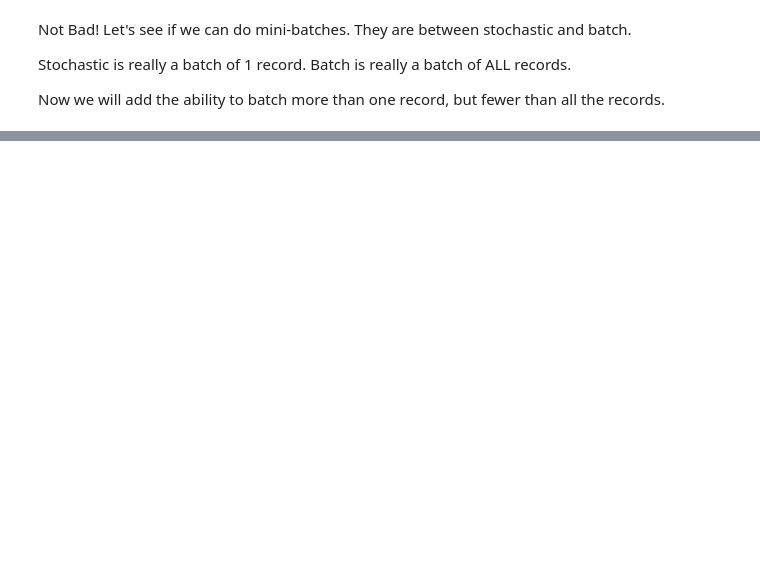
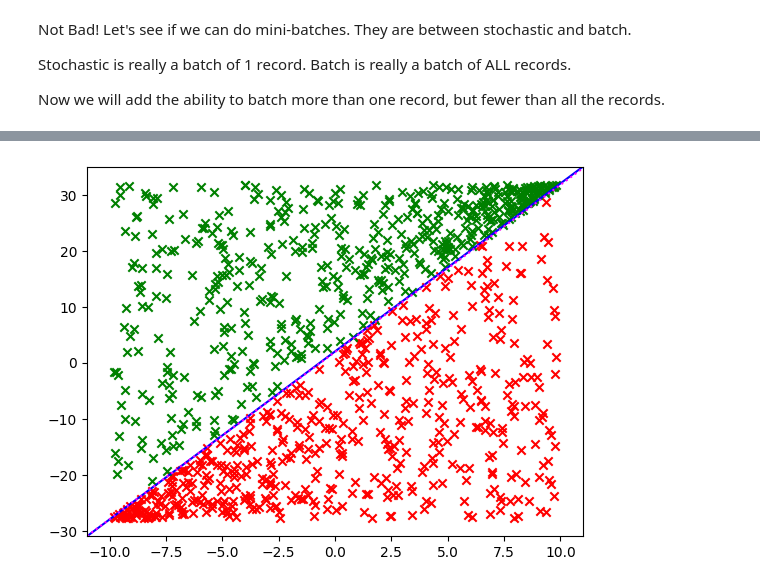
Before and after one commit to boyko11/perceptron, a Jupyter notebook: perceptron.ipynb, the cells around one changed output, grey strips where cells are left out. Drawn from its saved outputs; the diff is of its cells as text; code cells hidden in the pictures; blank space fills up the shorter version.

```diff
--- a/perceptron.ipynb
+++ b/perceptron.ipynb
@@ -433,0 +445,11 @@ Cheers!
+# %%
+def sigmoid(z):
+    return 1/(1 + np.exp(-z))
+
+def tanh(z):
+
+    e_to_2z = np.exp(2*z)
+
+    e_to_2z[e_to_2z == np.inf] = 9999999999
+
+    return (e_to_2z - 1)/(e_to_2z + 1)
@@ -433,0 +458,8 @@ Cheers!
+# %%
+this_slope = 3
+this_intercept = 2
+this_x_min = -10
+this_x_max = 10
+
+this_training_records = generate_data_around_straight_line(slope=this_slope, intercept=this_intercept, num_data_points=500,
+                    x_min=this_x_min, x_max=this_x_max, separation_margin=0.2)
@@ -433,0 +468,80 @@ Cheers!
+# %%
+def do_logistic_regression(feature_data, labels, learning_rate, init_weights, num_epochs, batch_size):
+
+    num_records = feature_data.shape[0]
+    num_batches = num_records/batch_size
+
+    if not num_batches.is_integer():
+        num_batches = math.ceil(num_batches)
+        num_records_last_batch = num_records - ((num_batches - 1) * batch_size)
+    else:
+        num_records_last_batch = batch_size
+
+    print(f'num_batches: {num_batches}')
+    print(f'num_records_last_batch: {num_records_last_batch}')
+
+    weights = init_weights
+    for epoch in range(num_epochs):
+        for batch_number in range(int(num_batches)):
+            num_records_in_batch = batch_size if batch_number < (num_batches - 1) else num_records_last_batch
+
+            batch_start_idx = batch_number * batch_size
+            batch_end_idx = batch_start_idx + num_records_in_batch
+            feature_data_this_batch = feature_data[batch_start_idx:batch_end_idx, :]
+            labels_this_batch = labels[batch_start_idx:batch_end_idx]
+
+            predicted_labels = tanh(np.dot(feature_data_this_batch, weights))
+
+            errors = labels_this_batch - predicted_labels
+            # for a negative instance, the error would range between 0 and -2
+            # hence the resulting delta will almost always be negative
+            # hence delta_weights will be negative, hence we will pull the
+            # weights down, which is what we want. Likewise...
+            # for a positive instance, the error would range between 0 and 2
+            # hence the resulting delta will almost always be positive
+            # hence delta_weights will be positive, hence we will push the
+            # weights up, which is what we want.
+            delta_weights = learning_rate * errors * feature_data_this_batch
+            weights = weights + np.sum(delta_weights, axis=0, keepdims=True).T
+
+            projections = tanh(np.dot(feature_data, weights))
+
+            rmse = np.sqrt(np.mean((labels - projections)**2))
+
+            # tanh would project a float between -1 and 1
+            # classify as -1 if it negative, otherwise classify as 1
+            predictions = sign(projections)
+            accuracy_score = accuracy(labels, predictions)
+
+            if batch_number % 20 == 0:
+                print(f'epoch: {epoch + 1}, batch: {batch_number + 1}, accuracy: {accuracy_score}')
+                print(f'rmse: {rmse}')
+
+            if accuracy_score == 1:
+                print(f'Perfect Accuracy achieved at epoch: {epoch + 1}, batch: {batch_number + 1}')
+                print(f'rmse: {rmse}')
+                return weights
+
+    return weights
+
+this_num_features = this_training_records.shape[1] - 1
+this_init_weights = np.random.uniform(-1, 1, [this_num_features, 1])
+
+this_feature_data = this_training_records[:, :this_num_features]
+this_labels = np.reshape(this_training_records[:, -1], (this_training_records.shape[0], 1))
+
+this_learning_rate = 0.1
+
+this_num_epochs = 20
+this_batch_size = 10
+
+learned_weights = do_logistic_regression(this_feature_data, this_labels, this_learning_rate, this_init_weights,
+                                          this_num_epochs, this_batch_size)
+print("learned_weights:")
+print(learned_weights.T)
+
+this_plot = plot_records(records=this_training_records, slope=this_slope, intercept=this_intercept, x_min=this_x_min,
+                  x_max=this_x_max)
+this_plot = plot_decision_boundary(this_plot, learned_weights)
+this_plot.show()
+# %% [output]
@@ -433,0 +565 @@ Cheers!
+[figure, added]
```
Also changed, not shown: parts of 12 cells of this notebook, 1 other file.
